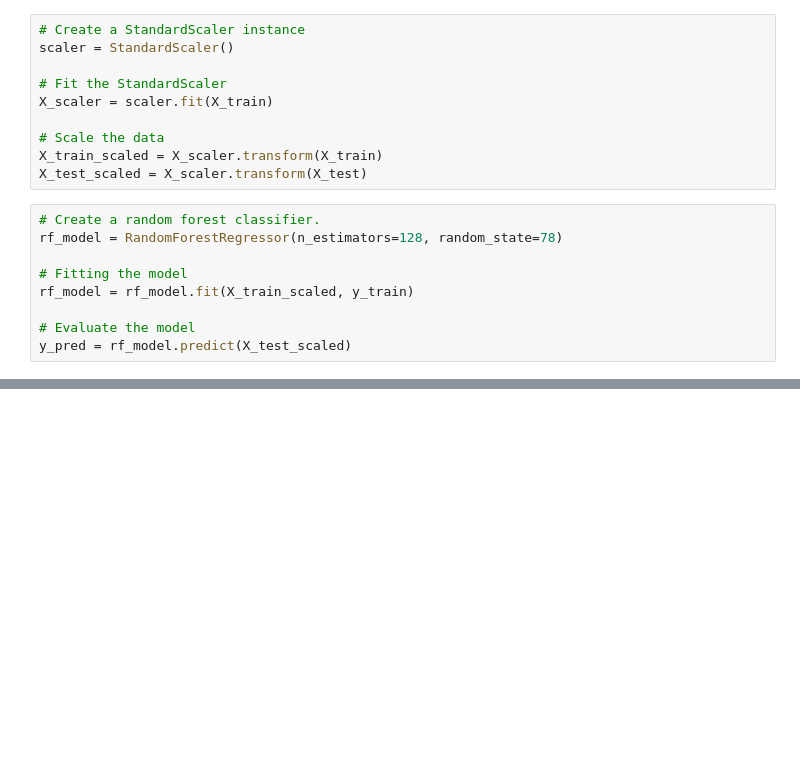
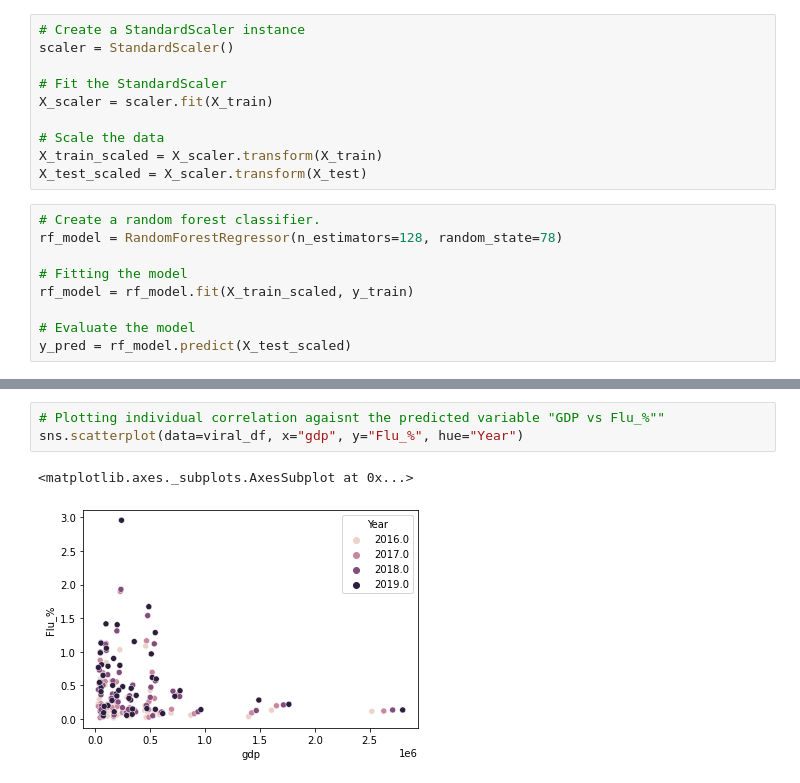
Before and after one commit to lindsera1/GoingViral, a Jupyter notebook: RM_ML_Viz.ipynb, the cells around one changed output, grey strips where cells are left out. Cells and saved outputs as stored; diff of their text form; blank space fills up the shorter version.

```diff
--- a/RM_ML_Viz.ipynb
+++ b/RM_ML_Viz.ipynb
@@ -159,0 +194,6 @@ r2_score(y_true, y_pred)
+# %%
+# Plotting individual correlation agaisnt the predicted variable "GDP vs Flu_%""
+sns.scatterplot(data=viral_df, x="gdp", y="Flu_%", hue="Year")
+# %% [output]
+<matplotlib.axes._subplots.AxesSubplot at 0x...>
+[figure, added]
```
Also changed, not shown: parts of 22 cells of this notebook.
